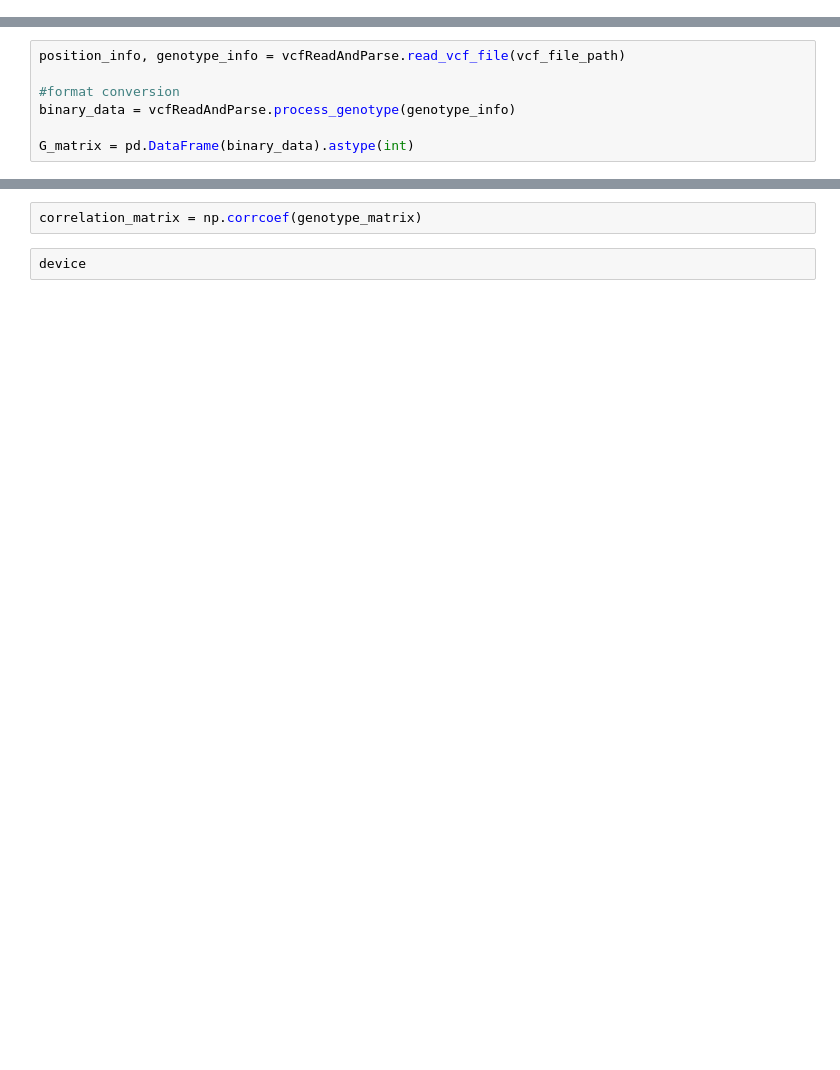
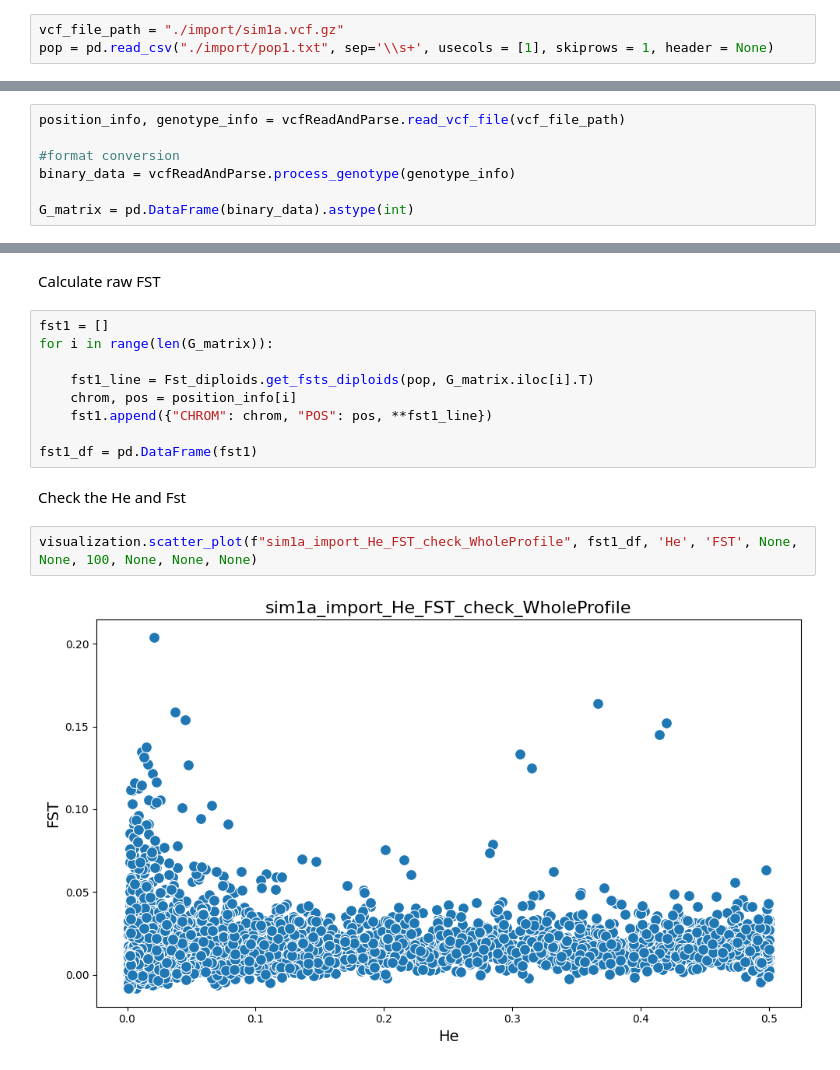
Before and after one commit to ZhihaiZhang9/pyFLANK, a Jupyter notebook: pyFLANK.ipynb, the cells around one changed output, grey strips where cells are left out. Drawn from its saved outputs; the diff is of its cells as text; blank space fills up the shorter version.

```diff
--- a/pyFLANK.ipynb
+++ b/pyFLANK.ipynb
@@ -28,0 +32,3 @@ vcf_file_path = "1056_sorghum_imputed_SNP_maf005_biallelic_NumChr_ModiID_snpwin1
+# %%
+vcf_file_path = "./import/sim1a.vcf.gz"
+pop = pd.read_csv("./import/pop1.txt", sep='\\s+', usecols = [1], skiprows = 1, header = None)
@@ -44,4 +44,17 @@ G_matrix
-# %%
-correlation_matrix = np.corrcoef(genotype_matrix)
-# %%
-device
+# %% [markdown]
+Calculate raw FST
+# %%
+fst1 = []
+for i in range(len(G_matrix)):
+
+    fst1_line = Fst_diploids.get_fsts_diploids(pop, G_matrix.iloc[i].T)
+    chrom, pos = position_info[i]
+    fst1.append({"CHROM": chrom, "POS": pos, **fst1_line})
+
+fst1_df = pd.DataFrame(fst1)
+# %% [markdown]
+Check the He and Fst
+# %%
+visualization.scatter_plot(f"sim1a_import_He_FST_check_WholeProfile", fst1_df, 'He', 'FST', None, None, 100, None, None, None)
+# %% [output]
+[figure, added]
```
Also changed, not shown: parts of 107 cells of this notebook.
